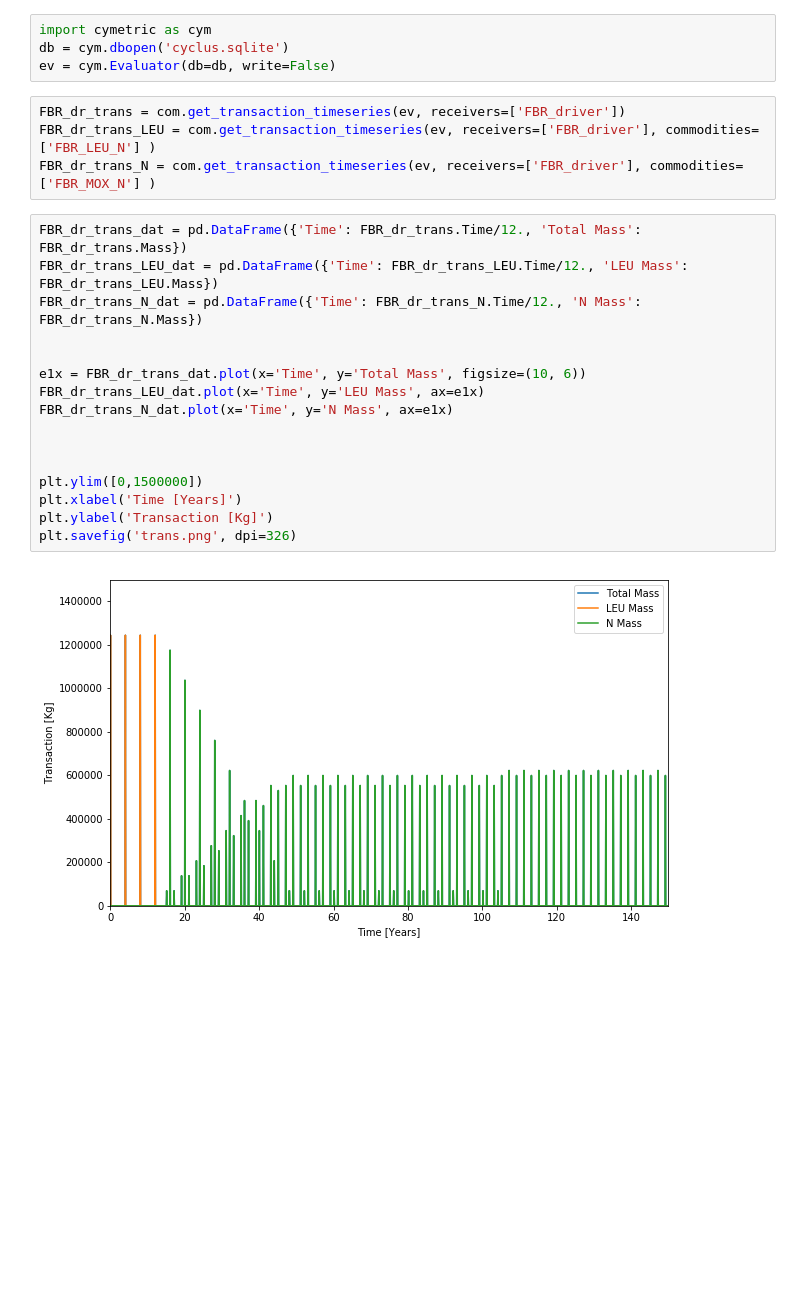
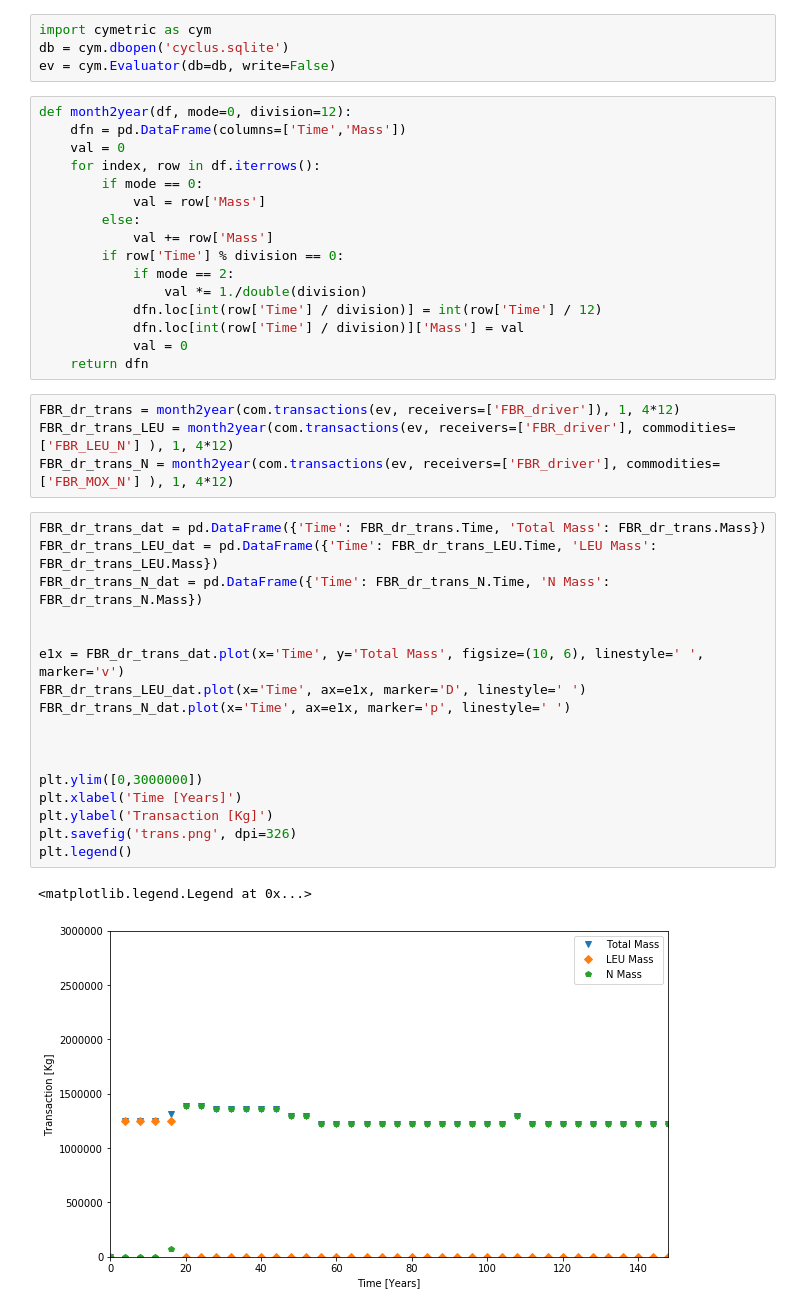
Before and after one commit to Baaaaam/EG30, a Jupyter notebook: EG30_analysis.ipynb, the cells around one changed output. Drawn from its saved outputs; the diff is of its cells as text; blank space fills up the shorter version.

```diff
--- a/EG30_analysis.ipynb
+++ b/EG30_analysis.ipynb
@@ -7,26 +7,44 @@ import matplotlib.pyplot as plt
 import cymetric as cym
 db = cym.dbopen('cyclus.sqlite')
 ev = cym.Evaluator(db=db, write=False)
+# %%
+def month2year(df, mode=0, division=12):
+    dfn = pd.DataFrame(columns=['Time','Mass'])
+    val = 0
+    for index, row in df.iterrows():
+        if mode == 0:
+            val = row['Mass']
+        else:
+            val += row['Mass']
+        if row['Time'] % division == 0:
+            if mode == 2:
+                val *= 1./double(division)
+            dfn.loc[int(row['Time'] / division)] = int(row['Time'] / 12)
+            dfn.loc[int(row['Time'] / division)]['Mass'] = val
+            val = 0
+    return dfn
 # %%
-FBR_dr_trans = com.get_transaction_timeseries(ev, receivers=['FBR_driver'])
-FBR_dr_trans_LEU = com.get_transaction_timeseries(ev, receivers=['FBR_driver'], commodities=['FBR_LEU_N'] )
-FBR_dr_trans_N = com.get_transaction_timeseries(ev, receivers=['FBR_driver'], commodities=['FBR_MOX_N'] )
+FBR_dr_trans = month2year(com.transactions(ev, receivers=['FBR_driver']), 1, 4*12)
+FBR_dr_trans_LEU = month2year(com.transactions(ev, receivers=['FBR_driver'], commodities=['FBR_LEU_N'] ), 1, 4*12)
+FBR_dr_trans_N = month2year(com.transactions(ev, receivers=['FBR_driver'], commodities=['FBR_MOX_N'] ), 1, 4*12)
 # %%
-FBR_dr_trans_dat = pd.DataFrame({'Time': FBR_dr_trans.Time/12., 'Total Mass': FBR_dr_trans.Mass})
-FBR_dr_trans_LEU_dat = pd.DataFrame({'Time': FBR_dr_trans_LEU.Time/12., 'LEU Mass': FBR_dr_trans_LEU.Mass})
-FBR_dr_trans_N_dat = pd.DataFrame({'Time': FBR_dr_trans_N.Time/12., 'N Mass': FBR_dr_trans_N.Mass})
+FBR_dr_trans_dat = pd.DataFrame({'Time': FBR_dr_trans.Time, 'Total Mass': FBR_dr_trans.Mass})
+FBR_dr_trans_LEU_dat = pd.DataFrame({'Time': FBR_dr_trans_LEU.Time, 'LEU Mass': FBR_dr_trans_LEU.Mass})
+FBR_dr_trans_N_dat = pd.DataFrame({'Time': FBR_dr_trans_N.Time, 'N Mass': FBR_dr_trans_N.Mass})
 
 
-e1x = FBR_dr_trans_dat.plot(x='Time', y='Total Mass', figsize=(10, 6))
-FBR_dr_trans_LEU_dat.plot(x='Time', y='LEU Mass', ax=e1x)
-FBR_dr_trans_N_dat.plot(x='Time', y='N Mass', ax=e1x)
+e1x = FBR_dr_trans_dat.plot(x='Time', y='Total Mass', figsize=(10, 6), linestyle=' ', marker='v')
+FBR_dr_trans_LEU_dat.plot(x='Time', ax=e1x, marker='D', linestyle=' ')
+FBR_dr_trans_N_dat.plot(x='Time', ax=e1x, marker='p', linestyle=' ')
 
 
 
-plt.ylim([0,1500000])
+plt.ylim([0,3000000])
 plt.xlabel('Time [Years]')
 plt.ylabel('Transaction [Kg]')
 plt.savefig('trans.png', dpi=326)
+plt.legend()
 # %% [output]
+<matplotlib.legend.Legend at 0x...>
-[figure, old version]
+[figure, new version]
 # %%
```
Also changed, not shown: parts of 19 cells of this notebook, 3 other files.
